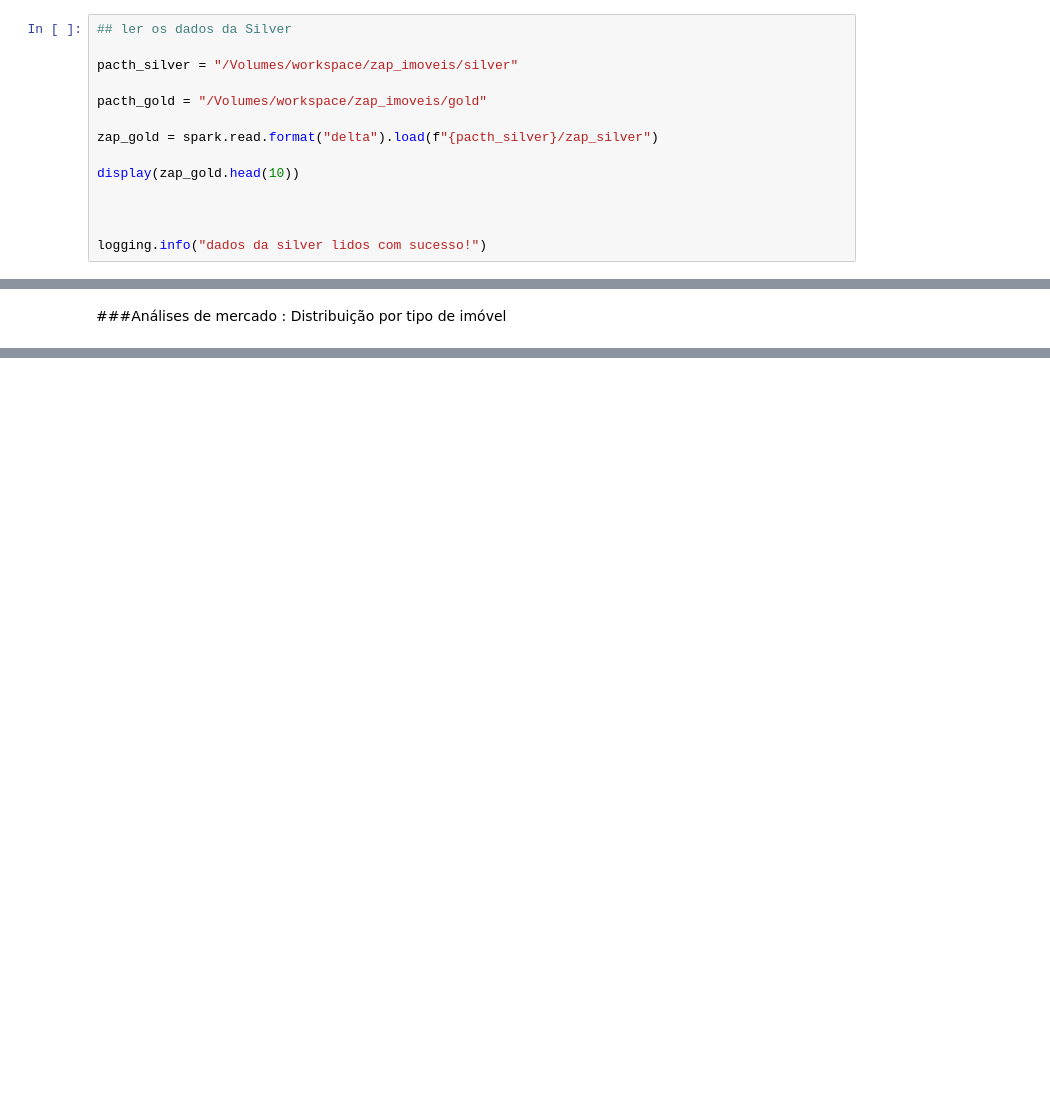
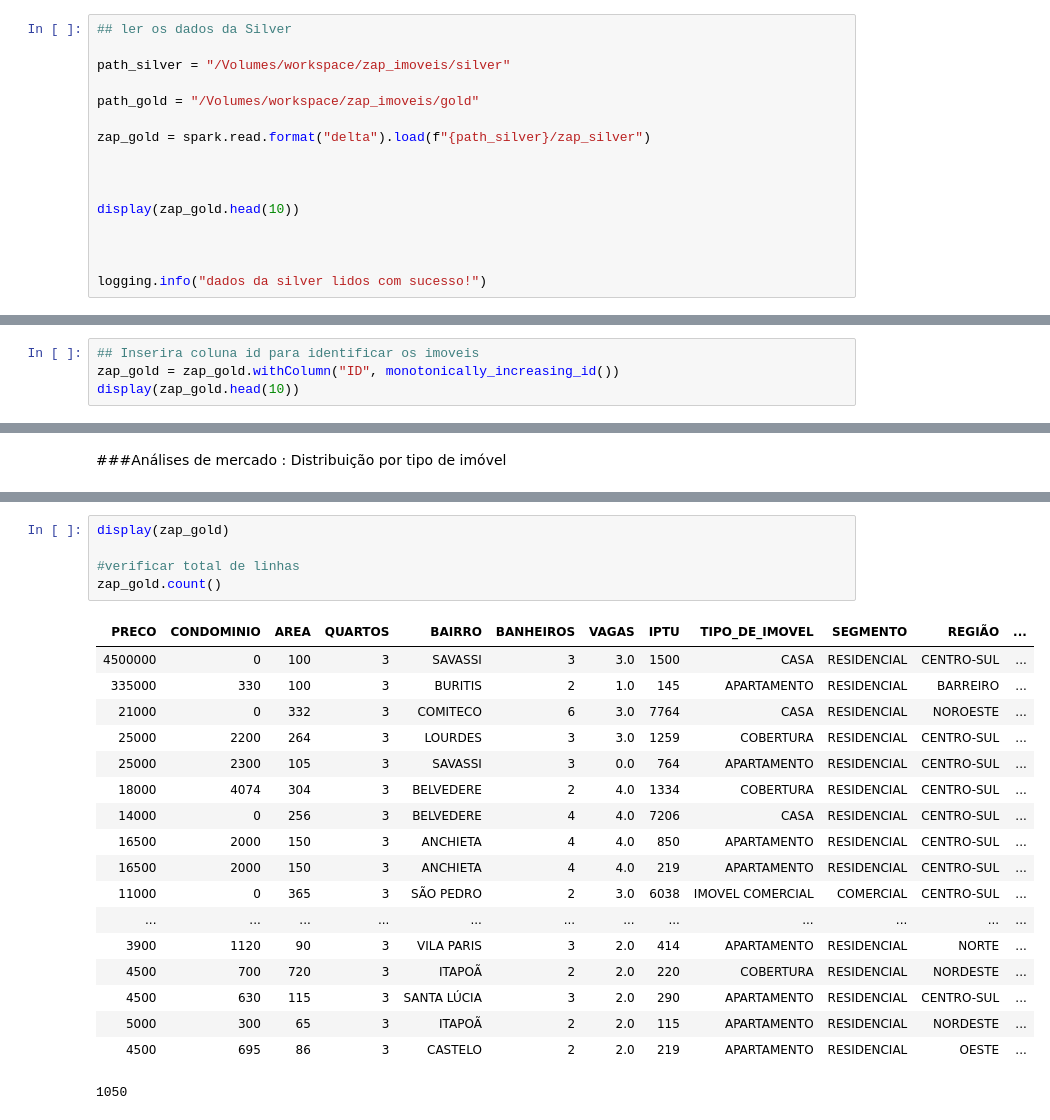
Before and after one commit to Cosme63/PROJETO_IMOVEIS, a Jupyter notebook: NOTEBOOK/03 - ZAP_GOLD.ipynb, the cells around one changed output, grey strips where cells are left out. Drawn from its saved outputs; the diff is of its cells as text; blank space fills up the shorter version.

```diff
--- a/NOTEBOOK/03 - ZAP_GOLD.ipynb
+++ b/NOTEBOOK/03 - ZAP_GOLD.ipynb
@@ -40,11 +41,13 @@ logging.info("logs da gold criados com sucesso!")
 # %%
 ## ler os dados da Silver
 
-pacth_silver = "/Volumes/workspace/zap_imoveis/silver"
+path_silver = "/Volumes/workspace/zap_imoveis/silver"
 
-pacth_gold = "/Volumes/workspace/zap_imoveis/gold"
+path_gold = "/Volumes/workspace/zap_imoveis/gold"
 
-zap_gold = spark.read.format("delta").load(f"{pacth_silver}/zap_silver")
+zap_gold = spark.read.format("delta").load(f"{path_silver}/zap_silver")
+
+
 
 display(zap_gold.head(10))
 
@@ -63,3 +66,7 @@ logging.info("dados da silver lidos com sucesso!")
 | 16500 | 2000 | 150 | 3 | ANCHIETA | 4 | 4.0 | 850 | APARTAMENTO | RESIDENCIAL | CENTRO-SUL | ... |
 | 16500 | 2000 | 150 | 3 | ANCHIETA | 4 | 4.0 | 219 | APARTAMENTO | RESIDENCIAL | CENTRO-SUL | ... |
 | 11000 | 0 | 365 | 3 | SÃO PEDRO | 2 | 3.0 | 6038 | IMOVEL COMERCIAL | COMERCIAL | CENTRO-SUL | ... |
+# %%
+## Inserira coluna id para identificar os imoveis
+zap_gold = zap_gold.withColumn("ID", monotonically_increasing_id())
+display(zap_gold.head(10))
@@ -302,0 +391,24 @@ logging.info("tipo gravado com sucesso na camada gold!")
+# %%
+display(zap_gold)
+
+#verificar total de linhas
+zap_gold.count()
+# %% [output]
+| PRECO | CONDOMINIO | AREA | QUARTOS | BAIRRO | BANHEIROS | VAGAS | IPTU | TIPO_DE_IMOVEL | SEGMENTO | REGIÃO | ... |
+| 4500000 | 0 | 100 | 3 | SAVASSI | 3 | 3.0 | 1500 | CASA | RESIDENCIAL | CENTRO-SUL | ... |
+| 335000 | 330 | 100 | 3 | BURITIS | 2 | 1.0 | 145 | APARTAMENTO | RESIDENCIAL | BARREIRO | ... |
+| 21000 | 0 | 332 | 3 | COMITECO | 6 | 3.0 | 7764 | CASA | RESIDENCIAL | NOROESTE | ... |
+| 25000 | 2200 | 264 | 3 | LOURDES | 3 | 3.0 | 1259 | COBERTURA | RESIDENCIAL | CENTRO-SUL | ... |
+| 25000 | 2300 | 105 | 3 | SAVASSI | 3 | 0.0 | 764 | APARTAMENTO | RESIDENCIAL | CENTRO-SUL | ... |
+| 18000 | 4074 | 304 | 3 | BELVEDERE | 2 | 4.0 | 1334 | COBERTURA | RESIDENCIAL | CENTRO-SUL | ... |
+| 14000 | 0 | 256 | 3 | BELVEDERE | 4 | 4.0 | 7206 | CASA | RESIDENCIAL | CENTRO-SUL | ... |
+| 16500 | 2000 | 150 | 3 | ANCHIETA | 4 | 4.0 | 850 | APARTAMENTO | RESIDENCIAL | CENTRO-SUL | ... |
+| 16500 | 2000 | 150 | 3 | ANCHIETA | 4 | 4.0 | 219 | APARTAMENTO | RESIDENCIAL | CENTRO-SUL | ... |
+| 11000 | 0 | 365 | 3 | SÃO PEDRO | 2 | 3.0 | 6038 | IMOVEL COMERCIAL | COMERCIAL | CENTRO-SUL | ... |
+| ... | ... | ... | ... | ... | ... | ... | ... | ... | ... | ... | ... |
+| 3900 | 1120 | 90 | 3 | VILA PARIS | 3 | 2.0 | 414 | APARTAMENTO | RESIDENCIAL | NORTE | ... |
+| 4500 | 700 | 720 | 3 | ITAPOÃ | 2 | 2.0 | 220 | COBERTURA | RESIDENCIAL | NORDESTE | ... |
+| 4500 | 630 | 115 | 3 | SANTA LÚCIA | 3 | 2.0 | 290 | APARTAMENTO | RESIDENCIAL | CENTRO-SUL | ... |
+| 5000 | 300 | 65 | 3 | ITAPOÃ | 2 | 2.0 | 115 | APARTAMENTO | RESIDENCIAL | NORDESTE | ... |
+| 4500 | 695 | 86 | 3 | CASTELO | 2 | 2.0 | 219 | APARTAMENTO | RESIDENCIAL | OESTE | ... |
+1050
```
Also changed, not shown: parts of 14 cells of this notebook, 2 other files.
